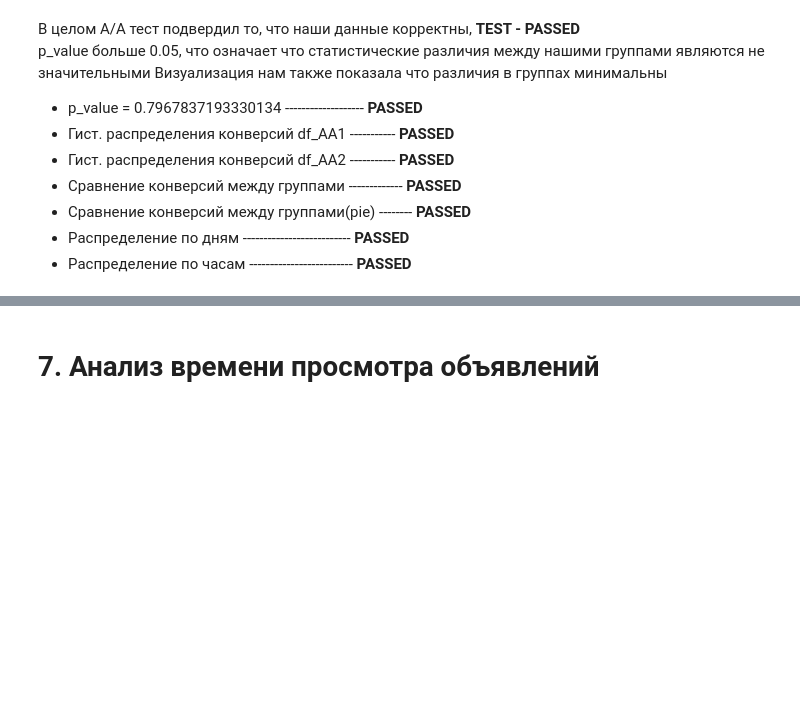
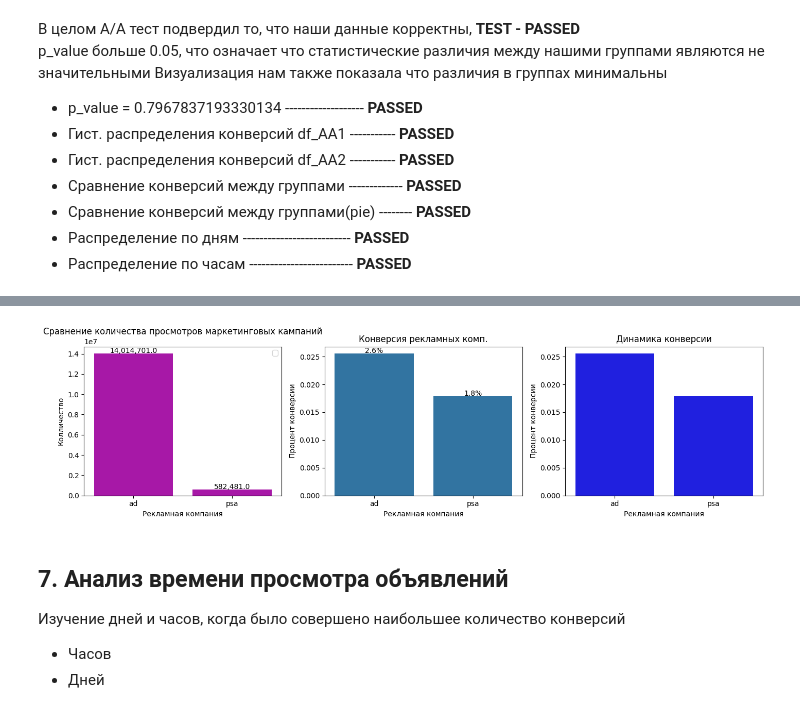
Before and after one commit to Rishat-Ver/1T_data_analyst, a Jupyter notebook: homework/3. Анализ эффективности маркетинговой кампании.ipynb, the cells around one changed output, grey strips where cells are left out. Cells and saved outputs as stored; diff of their text form; code cells hidden in the pictures; blank space fills up the shorter version.

```diff
--- a/homework/3. Анализ эффективности маркетинговой кампании.ipynb
+++ b/homework/3. Анализ эффективности маркетинговой кампании.ipynb
@@ -381,2 +309,56 @@ p_value больше 0.05, что означает что статистичес
+# %%
+fig, ax = plt.subplots(1, 3, figsize=(14, 4))
+
+count_ads = df.groupby('test group')['total ads'].sum().reset_index()
+
+user_count_conv = df.groupby(['test group', 'converted']).size().reset_index(name='user count')
+user_count_conv['conversion_rate'] = user_count_conv['user count'] / user_count_conv.groupby('test group')['user count'].transform('sum')
+conversion_df = user_count_conv[user_count_conv['converted'] == 1]
+
+mean_conversion = df.groupby('test group')['converted'].mean().reset_index()
+
+
+# --------------------------Сравнение количества просмотров маркетинговых кампаний-------------------------------------------------------
+bar = sns.barplot(x='test group', y='total ads', data=count_ads, color='m', ax=ax[0])
+ax[0].set_title('Сравнение количества просмотров маркетинговых кампаний')
+ax[0].set_xlabel('Рекламная компания')
+ax[0].set_ylabel('Колличество')
+
+for bar in bar.patches:
+    height = bar.get_height()
+    ax[0].annotate(f'{height:,}',
+                   xy=(bar.get_x() + bar.get_width() / 2, height),
+                   xytext=(0, -1.5),
+                   textcoords='offset points',
+                   ha='center', va='bottom')
+ax[0].legend(ncol=1, loc="upper right", frameon=True)
+
+# --------------------------Изучение процента пользователей, которые конвертировались после просмотра объявления--------------------------
+sns.barplot(x='test group', y='conversion_rate', data=conversion_df, ax=ax[1])
+ax[1].set_title('Конверсия рекламных комп.')
+ax[1].set_xlabel('Рекламная компания')
+ax[1].set_ylabel('Процент конверсии')
+for bar in ax[1].patches:
+    height = bar.get_height()
+    ax[1].annotate(f'{height:.1%}',
+                xy=(bar.get_x() + bar.get_width() / 2, height),
+                xytext=(0,-1.5),
+                textcoords='offset points',
+                ha='center', va='bottom')
+
+# --------------------------Изучение динамики конверсий в зависимости от группы (реклама или пса)-------------------------------------------
+sns.barplot(x='test group', y='converted', data=mean_conversion, color='blue', ax=ax[2])
+ax[2].set_title('Динамика конверсии')
+ax[2].set_xlabel('Рекламная компания')
+ax[2].set_ylabel('Процент конверсии')
+
+
+plt.tight_layout()
+plt.show()
+# %% [output]
+[figure, added]
 # %% [markdown]
-# 7. Анализ времени просмотра объявлений
+## 7. Анализ времени просмотра объявлений
+Изучение дней и часов, когда было совершено наибольшее количество конверсий
+- Часов
+- Дней
```
Also changed, not shown: parts of 23 cells of this notebook.
